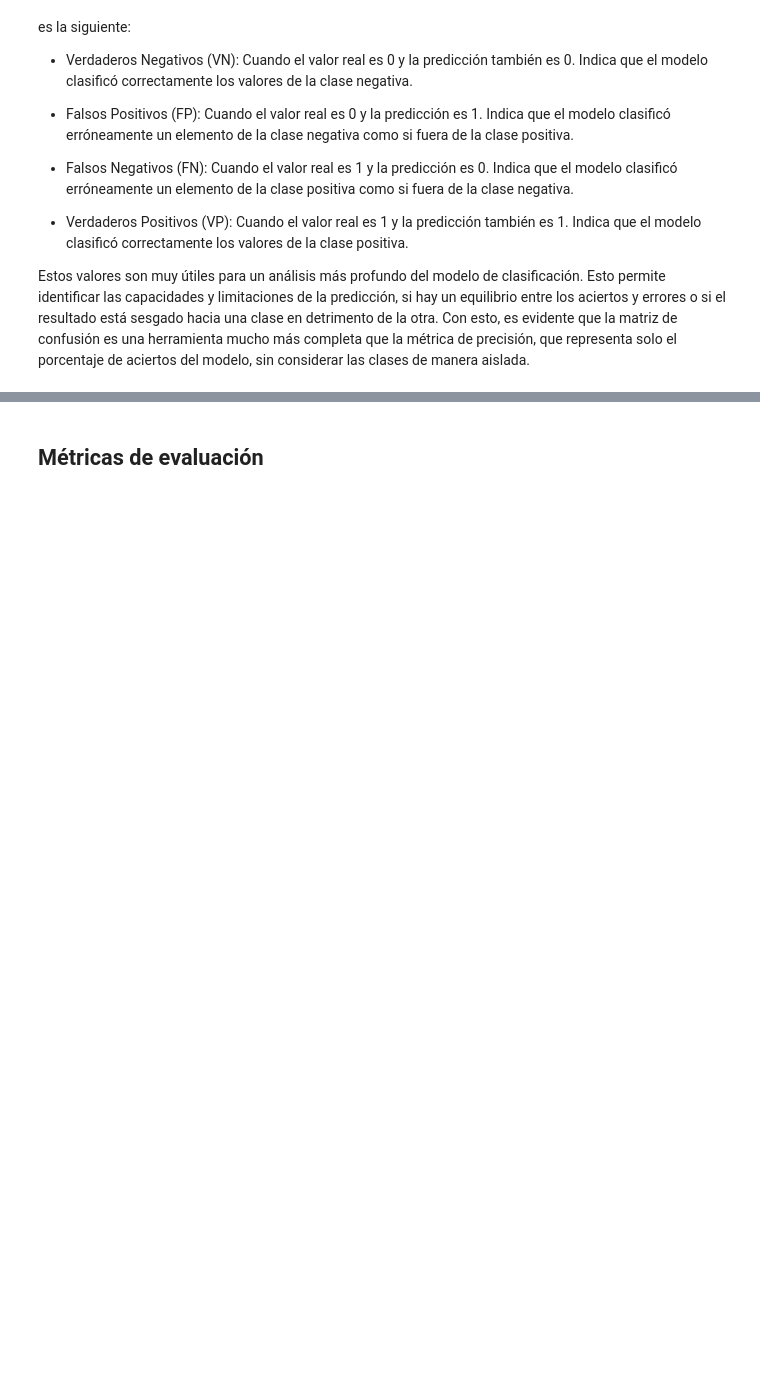
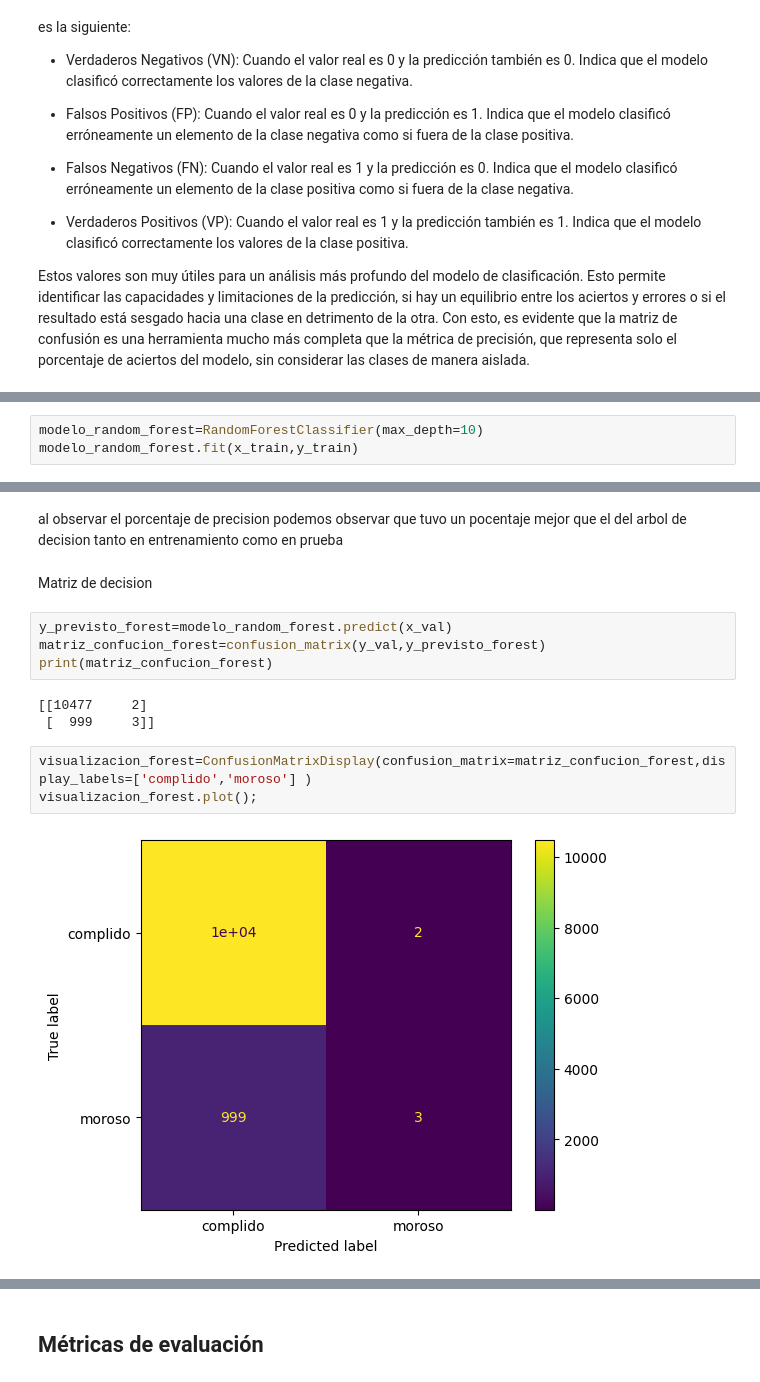
Before and after one commit to Kevincancino26/mis-notebook-de-estudio-, a Jupyter notebook: Clasificacion_validacion_y_metricas.ipynb, the cells around one changed output, grey strips where cells are left out. Saved outputs shown, nothing was run; the diff lists cells and outputs as text; blank space fills up the shorter version.

```diff
--- a/Clasificacion_validacion_y_metricas.ipynb
+++ b/Clasificacion_validacion_y_metricas.ipynb
@@ -177,0 +188,3 @@ Estos valores son muy útiles para un análisis más profundo del modelo de clas
+# %%
+modelo_random_forest=RandomForestClassifier(max_depth=10)
+modelo_random_forest.fit(x_train,y_train)
@@ -177,0 +199,16 @@ Estos valores son muy útiles para un análisis más profundo del modelo de clas
+# %% [markdown]
+al observar el porcentaje de precision podemos observar que tuvo un pocentaje mejor que el del arbol de decision tanto en entrenamiento como en prueba
+# %% [markdown]
+Matriz de decision
+# %%
+y_previsto_forest=modelo_random_forest.predict(x_val)
+matriz_confucion_forest=confusion_matrix(y_val,y_previsto_forest)
+print(matriz_confucion_forest)
+# %% [output]
+[[10477     2]
+ [  999     3]]
+# %%
+visualizacion_forest=ConfusionMatrixDisplay(confusion_matrix=matriz_confucion_forest,display_labels=['complido','moroso'] )
+visualizacion_forest.plot();
+# %% [output]
+[figure, added]
```
Also changed, not shown: parts of 8 cells of this notebook.
